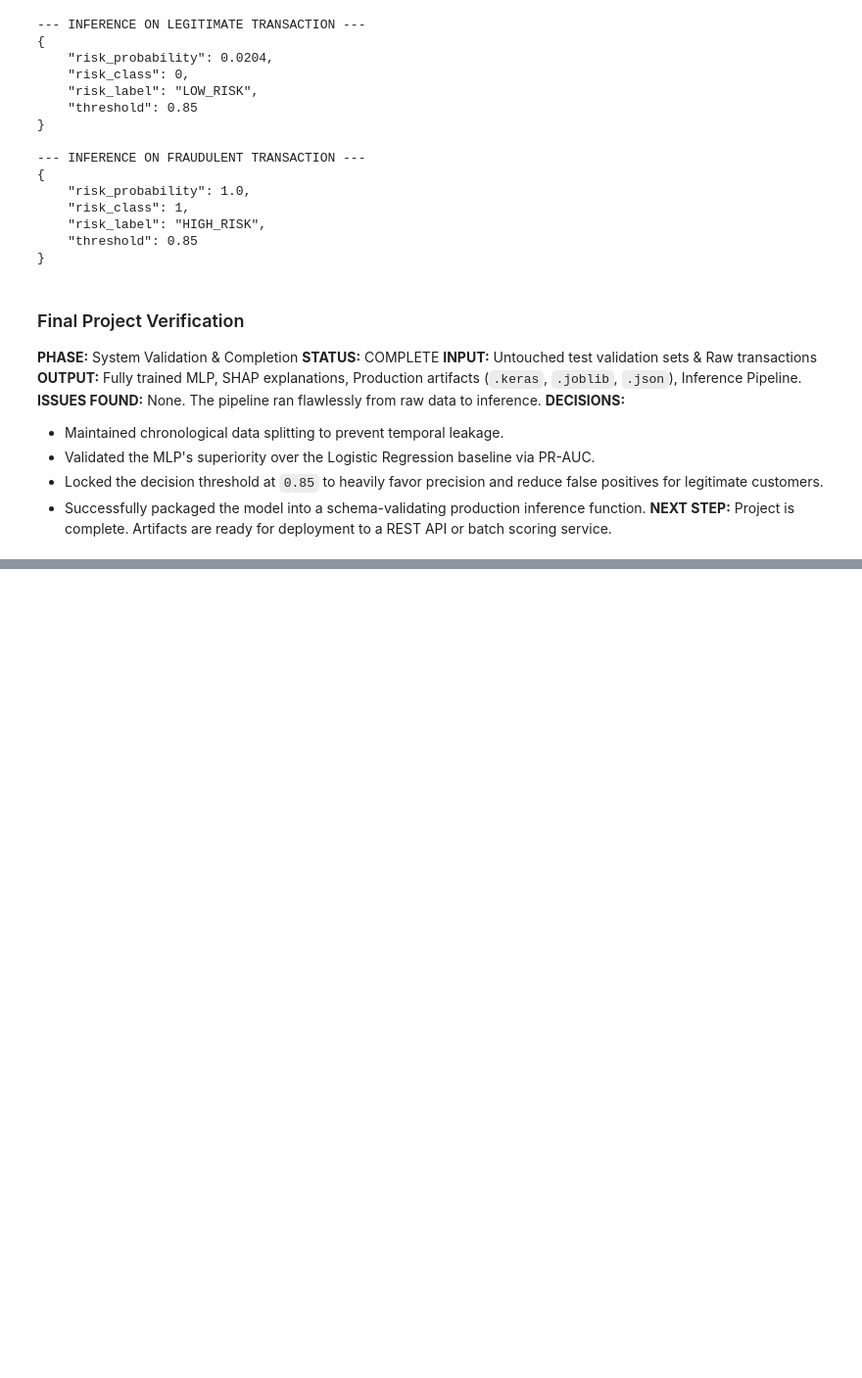
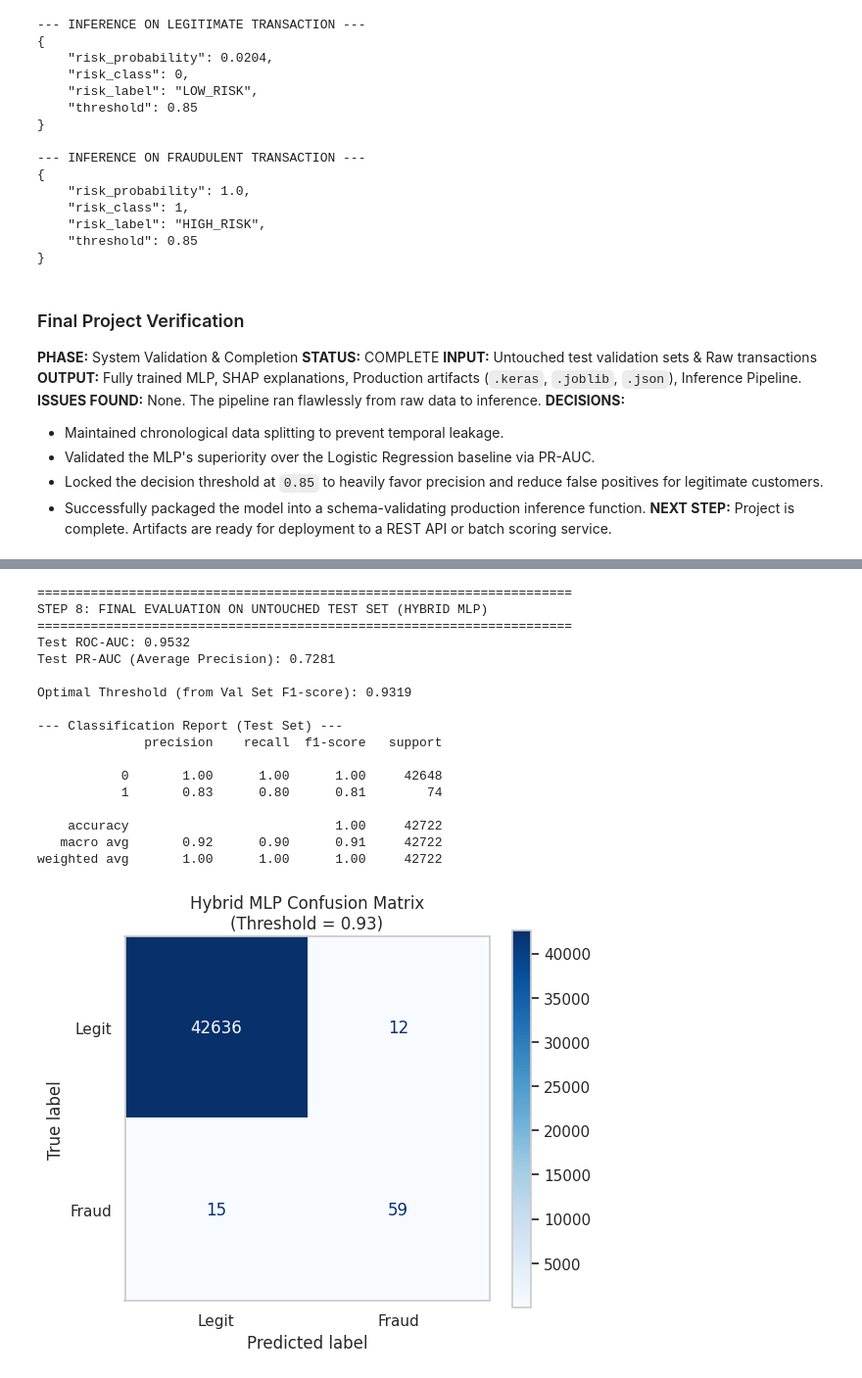
Before and after one commit to waqas-cpu/financial-transaction-risk-mlp, a Jupyter notebook: Untitled17.ipynb, the cells around one changed output, grey strips where cells are left out. Shown at 98% size. Saved outputs shown, nothing was run; the diff lists cells and outputs as text; code cells hidden in the pictures; blank space fills up the shorter version.

```diff
--- a/Untitled17.ipynb
+++ b/Untitled17.ipynb
@@ -1818,0 +2980,60 @@ print("\nSuccess! Check your GitHub repo. The src/ folder now contains the real
+# %%
+from sklearn.metrics import roc_auc_score, average_precision_score, classification_report, confusion_matrix, ConfusionMatrixDisplay, precision_recall_curve
+import numpy as np
+
+print("=" * 70)
+print("STEP 8: FINAL EVALUATION ON UNTOUCHED TEST SET (HYBRID MLP)")
+print("=" * 70)
+
+# 1. Generate probabilities for the Test Set
+y_test_probs_hybrid = hybrid_mlp.predict(X_test_hybrid, verbose=0).flatten()
+
+# 2. Calculate continuous metrics
+roc_auc_hybrid = roc_auc_score(y_test, y_test_probs_hybrid)
+pr_auc_hybrid = average_precision_score(y_test, y_test_probs_hybrid)
+
+print(f"Test ROC-AUC: {roc_auc_hybrid:.4f}")
+print(f"Test PR-AUC (Average Precision): {pr_auc_hybrid:.4f}")
+
+# 3. Determine optimal threshold using Validation Set (to prevent test leakage)
+y_val_probs_hybrid = hybrid_mlp.predict(X_val_hybrid, verbose=0).flatten()
+precision, recall, thresholds = precision_recall_curve(y_val, y_val_probs_hybrid)
+fscore = (2 * precision * recall) / (precision + recall + 1e-10)
+ix = np.argmax(fscore)
+best_thresh_hybrid = thresholds[ix]
+print(f"\nOptimal Threshold (from Val Set F1-score): {best_thresh_hybrid:.4f}")
+
+# 4. Apply threshold to Test Set
+y_test_pred_hybrid = (y_test_probs_hybrid >= best_thresh_hybrid).astype(int)
+
+# 5. Display detailed classification report
+print("\n--- Classification Report (Test Set) ---")
+print(classification_report(y_test, y_test_pred_hybrid))
+
+# 6. Plot Confusion Matrix
+cm_hybrid = confusion_matrix(y_test, y_test_pred_hybrid)
+disp = ConfusionMatrixDisplay(confusion_matrix=cm_hybrid, display_labels=['Legit', 'Fraud'])
+fig, ax = plt.subplots(figsize=(6, 5))
+disp.plot(cmap='Blues', ax=ax, values_format='d')
+ax.set_title(f'Hybrid MLP Confusion Matrix\n(Threshold = {best_thresh_hybrid:.2f})')
+ax.grid(False)
+plt.show()
+# %% [output]
+======================================================================
+STEP 8: FINAL EVALUATION ON UNTOUCHED TEST SET (HYBRID MLP)
+======================================================================
+Test ROC-AUC: 0.9532
+Test PR-AUC (Average Precision): 0.7281
+
+Optimal Threshold (from Val Set F1-score): 0.9319
+
+--- Classification Report (Test Set) ---
+              precision    recall  f1-score   support
+
+           0       1.00      1.00      1.00     42648
+           1       0.83      0.80      0.81        74
+
+    accuracy                           1.00     42722
+   macro avg       0.92      0.90      0.91     42722
+weighted avg       1.00      1.00      1.00     42722
+[figure, added]
```
Also changed, not shown: parts of 76 cells of this notebook.
